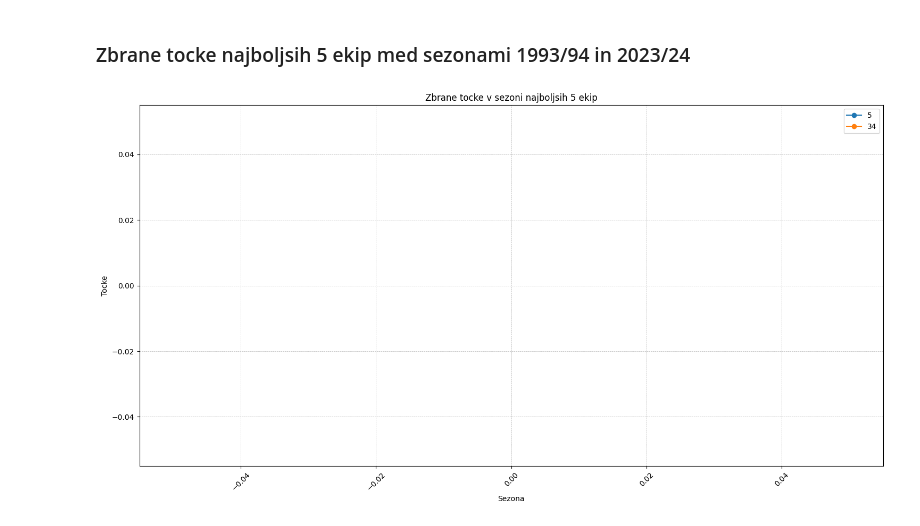
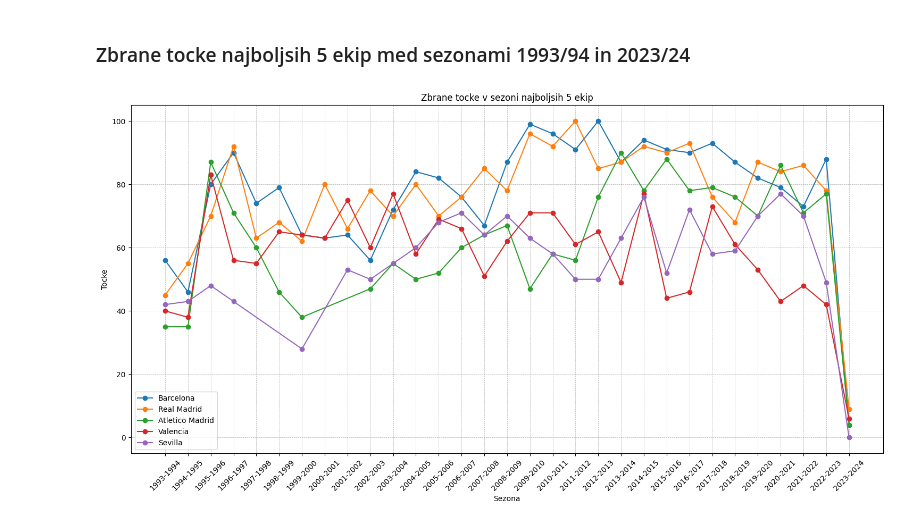
Before and after one commit to lanmedle/Pridobivanje-podatkov-in-analiza, a Jupyter notebook: projektna naloga.ipynb, the cells around one changed output. Cells and saved outputs as stored; diff of their text form; code cells hidden in the pictures.

```diff
--- a/projektna naloga.ipynb
+++ b/projektna naloga.ipynb
@@ -290,10 +290,8 @@ ekipe_vsota_podatkov
 
 Povprecje zmag in tock skozi vse sezone
 # %%
-ekipe_povprecje = laliga_podatki.groupby('Team').mean()
-ekipe_povprecje.reset_index(inplace=True)
-team_avg_selected = ekipe_povprecje[['Team', 'Wins', 'Points']].sort_values(by='Points', ascending=False)
-new_sheet('Povprecje zmag in tock',team_avg_selected)
-team_avg_selected
-#neki morm popraut
+ekipe_povprecje = laliga_podatki.groupby('Team')[['Points', 'Wins']].mean()
+urejene_ekipe = ekipe_povprecje.sort_values(by='Points', ascending=False)
+#new_sheet('Povprecje zmag in tock',urejene_ekipe)
+urejene_ekipe
 # %% [output]
@@ -303,22 +318,23 @@ TypeError: Could not convert 1998-19991999-20002000-20012001-20022002-20032005-2
 # %%
 
 
-top_5 = team_avg_selected.sort_values(by='Points', ascending=False).head(2).index
+top_5 = urejene_ekipe.sort_values(by='Points', ascending=False).head(5).index
 top_5_podatki = laliga_podatki[laliga_podatki['Team'].isin(top_5)]
 
 plt.figure(figsize=(15, 8))
 
 for team in top_5:
     ekipa = top_5_podatki[top_5_podatki['Team'] == team]
     plt.plot(ekipa['Season'], ekipa['Points'], label=team, marker='o')
+
 
 plt.title('Zbrane tocke v sezoni najboljsih 5 ekip')
 plt.xlabel('Sezona')
 plt.ylabel('Tocke')
 plt.xticks(rotation=45)
 plt.legend()
 plt.grid(True, which='both', linestyle='--', linewidth=0.5)
 plt.tight_layout()
 plt.show()
 # %% [output]
-[figure, old version]
+[figure, new version]
```
Also changed, not shown: parts of 4 cells of this notebook, 1 other file.
